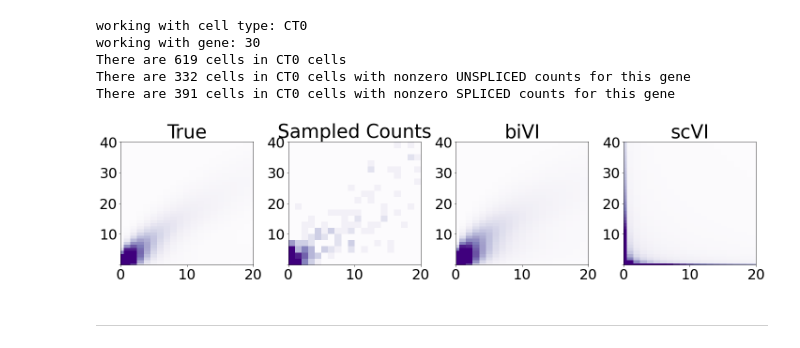
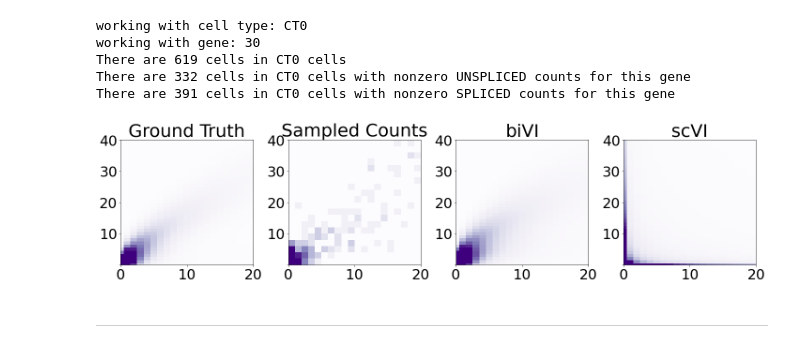
Before and after one commit to pachterlab/CGCCP_2023, a Jupyter notebook: Code/Notebooks/Analysis5_Simulated_Distributions.ipynb, the cells around one changed output. Saved outputs shown, nothing was run; the diff lists cells and outputs as text; code cells hidden in the pictures.

```diff
--- a/Code/Notebooks/Analysis5_Simulated_Distributions.ipynb
+++ b/Code/Notebooks/Analysis5_Simulated_Distributions.ipynb
@@ -263,7 +263,7 @@ xmax = 20
 ymin = 0
 ymax = 40
 
-fs = 40
+fs = 38
 
 setups_to_compare = ['Bursty-10-NAS_SHAPE','scVI-10-NAS_SHAPE']
 setup_name_change = {'scVI-10-NAS_SHAPE':'scVI','Bursty-10-NAS_SHAPE': 'biVI','TRUE':'True'}
@@ -273,7 +273,7 @@ fig, axes = plt.subplots(1,4,figsize=(20,5))
 
 
 ax = axes[0]
-ax.set_title('True',fontsize=fs)
+ax.set_title('Ground Truth',fontsize=fs)
 
 ax = axes[0]
 
@@ -289,35 +289,35 @@ ax = axes[1]
 # ax.set_title(f' {gene} in {cell_type}',fontsize=fs)
 ax.set_title('Sampled Counts',fontsize=fs)
 ax.hist2d(observed_counts[:,0],observed_counts[:,1],bins=(20,20),range = [[xmin,xmax],[ymin,ymax]],
          vmin=0.0,vmax = 10)
 ax.set_xlim(xmin,xmax)
 ax.set_ylim(ymin,ymax)
 ax.tick_params(axis='both', which='major', labelsize=30)
 ax.yaxis.get_major_ticks()[0].label1.set_visible(False)
 
 
 index = [2,3]
 for i,setup in enumerate(setups_to_compare):
     i = index[i]
     ax = axes[i]
     setup_name = setup_name_change[setup]
     ax.set_title(f'{setup_name}',fontsize=fs)
     ax.imshow(prob_dict[setup].T/np.sum(prob_dict[setup]),vmin=0.00,vmax = 0.008)
 #     forceAspect(ax)
     ax.set_xlim(xmin,xmax)
     ax.set_ylim(ymin,ymax)
     ax.tick_params(axis='both', which='major', labelsize=30)
     ax.set_aspect('auto')
     ax.yaxis.get_major_ticks()[0].label1.set_visible(False)
 
 
 
 
 plt.tight_layout()
 
-#plt.savefig(f'../../results/{name}_figs/distribution_gene{gene_name}_ct{cell_type}.png',bbox_inches = 'tight')
+plt.savefig(f'../../results/{name}_figs/distribution_gene{gene}_ct{cell_type}.png',bbox_inches = 'tight')
 # %% [output]
-[figure, old version]
+[figure, new version]
 # %% [markdown]
 -----
 # %% [markdown]
```
Also changed, not shown: parts of 8 cells of this notebook, 2 other files.
